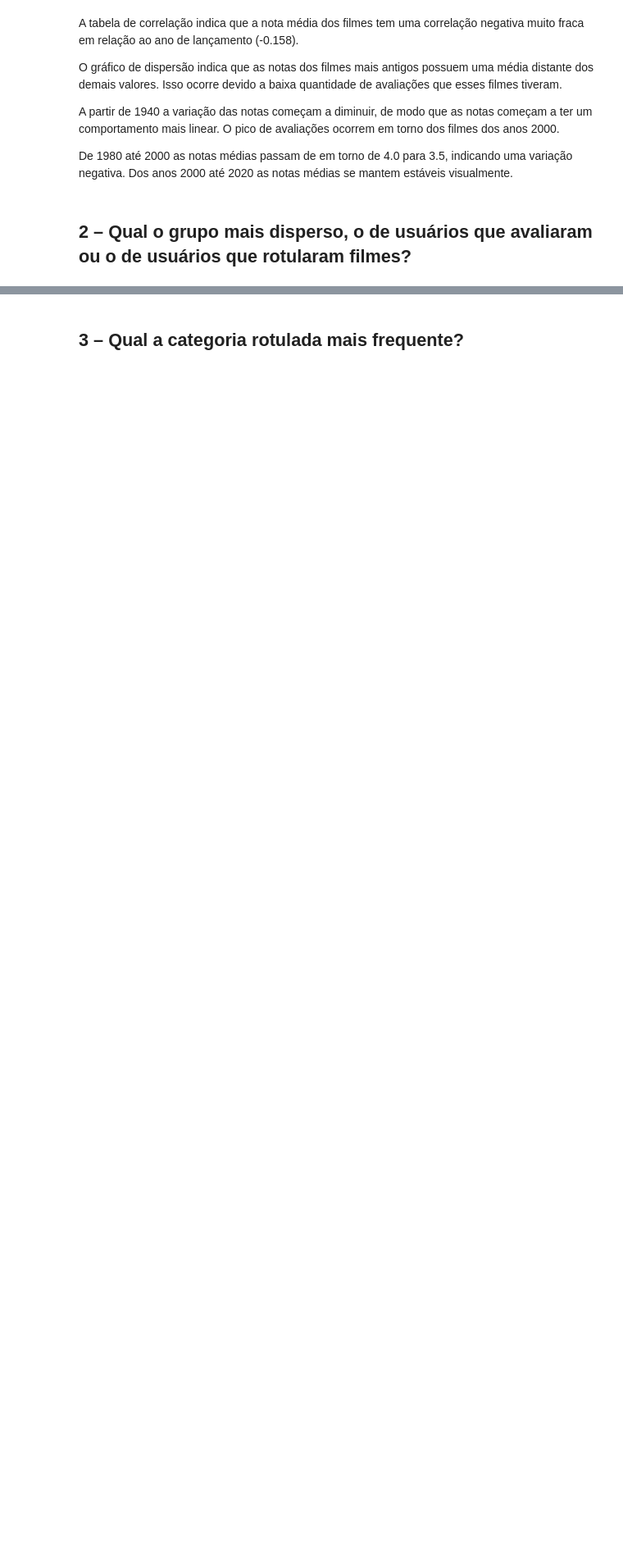
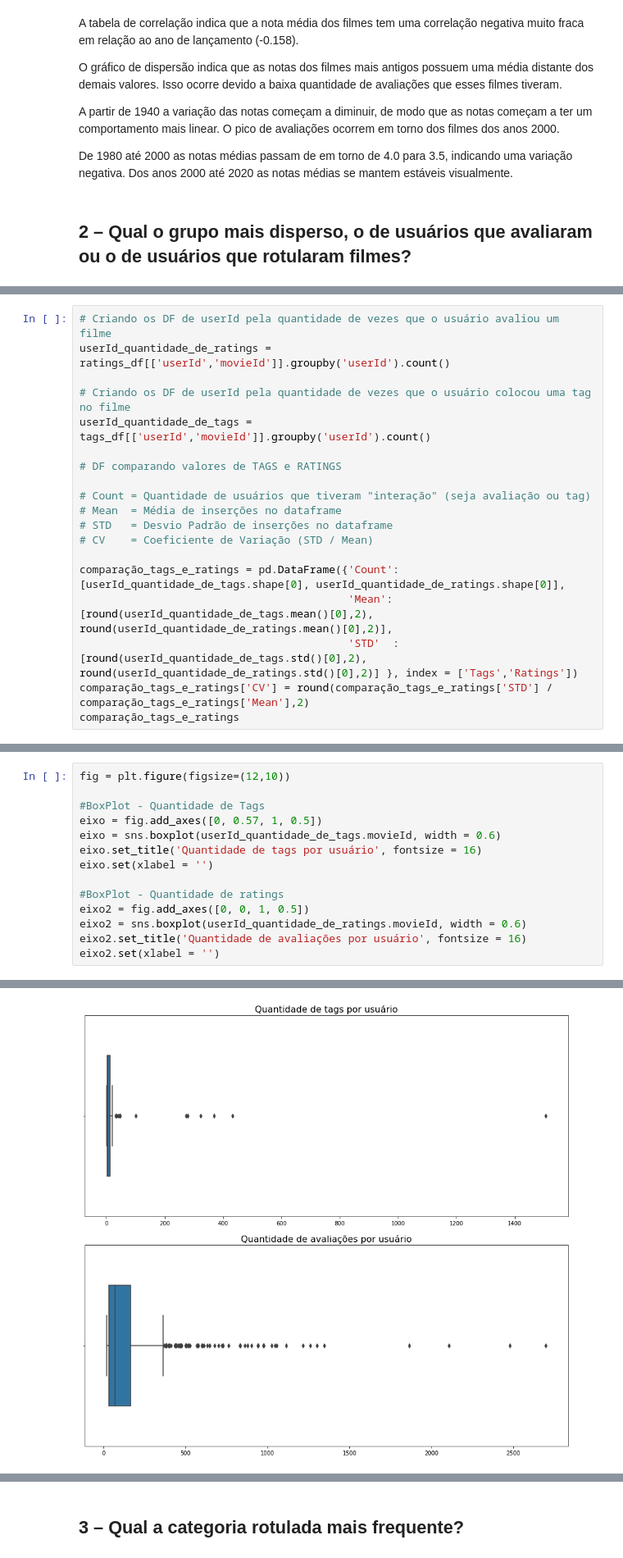
Before and after one commit to dieguim-ifsp-posCD/D1AED, a Jupyter notebook: avaliacoes/20210513-avaliacao01/AED-movie-lens-small.ipynb, the cells around one changed output, grey strips where cells are left out. Shown at 82% size. Cells and saved outputs as stored; diff of their text form; blank space fills up the shorter version.

```diff
--- a/avaliacoes/20210513-avaliacao01/AED-movie-lens-small.ipynb
+++ b/avaliacoes/20210513-avaliacao01/AED-movie-lens-small.ipynb
@@ -783,0 +786,19 @@ De 1980 até 2000 as notas médias passam de em torno de 4.0 para 3.5, indicando
+# %%
+# Criando os DF de userId pela quantidade de vezes que o usuário avaliou um filme
+userId_quantidade_de_ratings = ratings_df[['userId','movieId']].groupby('userId').count()
+
+# Criando os DF de userId pela quantidade de vezes que o usuário colocou uma tag no filme
+userId_quantidade_de_tags = tags_df[['userId','movieId']].groupby('userId').count()
+
+# DF comparando valores de TAGS e RATINGS
+
+# Count = Quantidade de usuários que tiveram "interação" (seja avaliação ou tag)
+# Mean  = Média de inserções no dataframe
+# STD   = Desvio Padrão de inserções no dataframe
+# CV    = Coeficiente de Variação (STD / Mean)
+
+comparação_tags_e_ratings = pd.DataFrame({'Count': [userId_quantidade_de_tags.shape[0], userId_quantidade_de_ratings.shape[0]],
+                                          'Mean': [round(userId_quantidade_de_tags.mean()[0],2), round(userId_quantidade_de_ratings.mean()[0],2)],
+                                          'STD'  : [round(userId_quantidade_de_tags.std()[0],2), round(userId_quantidade_de_ratings.std()[0],2)] }, index = ['Tags','Ratings'])
+comparação_tags_e_ratings['CV'] = round(comparação_tags_e_ratings['STD'] / comparação_tags_e_ratings['Mean'],2)
+comparação_tags_e_ratings
@@ -783,0 +809,15 @@ De 1980 até 2000 as notas médias passam de em torno de 4.0 para 3.5, indicando
+# %%
+fig = plt.figure(figsize=(12,10))
+
+#BoxPlot - Quantidade de Tags
+eixo = fig.add_axes([0, 0.57, 1, 0.5])
+eixo = sns.boxplot(userId_quantidade_de_tags.movieId, width = 0.6)
+eixo.set_title('Quantidade de tags por usuário', fontsize = 16)
+eixo.set(xlabel = '')
+
+#BoxPlot - Quantidade de ratings
+eixo2 = fig.add_axes([0, 0, 1, 0.5])
+eixo2 = sns.boxplot(userId_quantidade_de_ratings.movieId, width = 0.6)
+eixo2.set_title('Quantidade de avaliações por usuário', fontsize = 16)
+eixo2.set(xlabel = '')
+# %% [output]
@@ -783,0 +825 @@ De 1980 até 2000 as notas médias passam de em torno de 4.0 para 3.5, indicando
+[figure, added]
```
Also changed, not shown: parts of 5 cells of this notebook.
